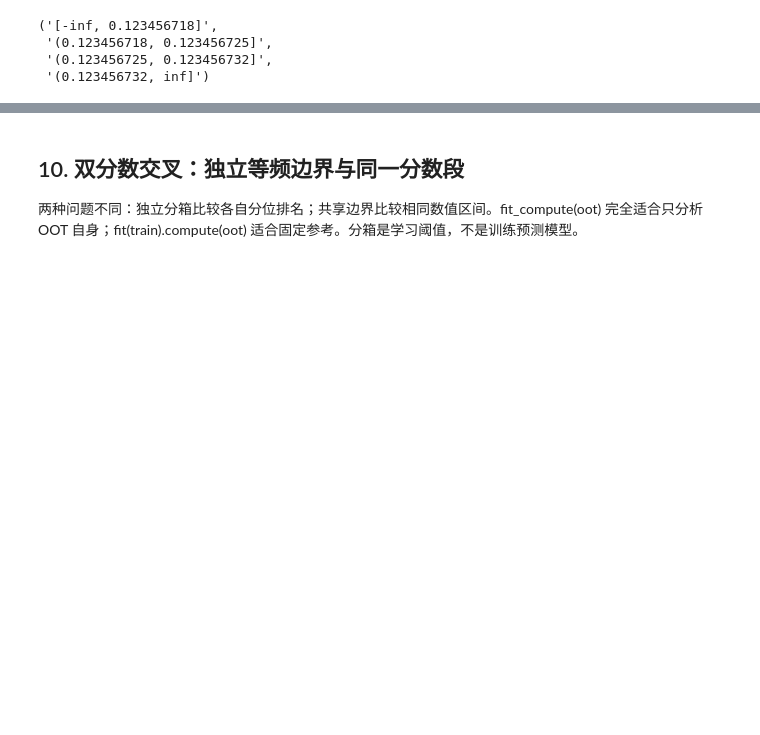
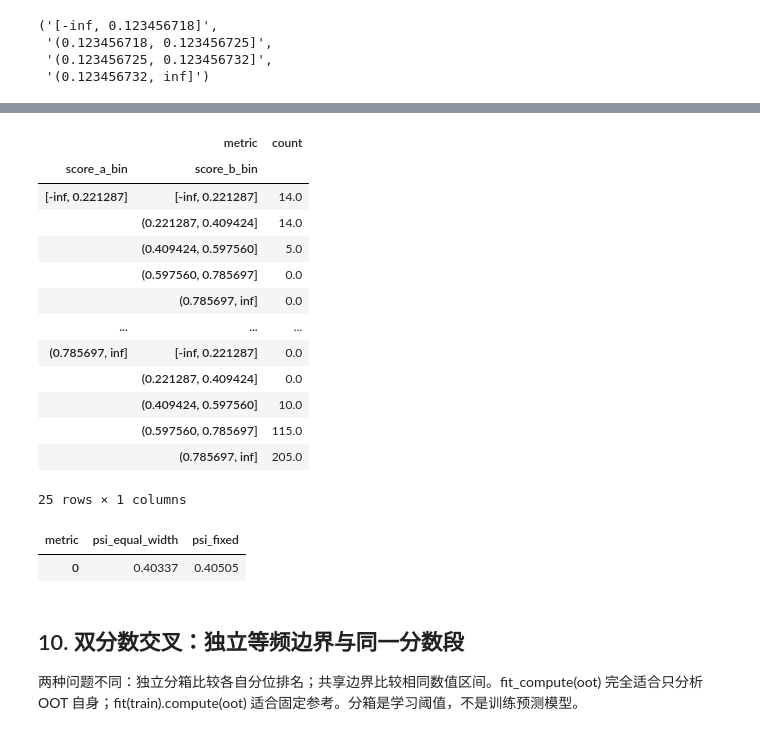
Before and after one commit to TaoXue-99/phi_risk, a Jupyter notebook: examples/analysis_complete_guide.ipynb, the cells around one changed output, grey strips where cells are left out. Cells and saved outputs as stored; diff of their text form; code cells hidden in the pictures; blank space fills up the shorter version.

Commit message:
feat: unify analysis binning and decouple experiment records

```diff
--- a/examples/analysis_complete_guide.ipynb
+++ b/examples/analysis_complete_guide.ipynb
@@ -732,3 +902,45 @@ Categories (2, str): ['low' < 'high']
+# %%
+width_transfer = Cube(
+    [
+        BinDimension("score_a", EqualWidthBinner(5)),
+        BinDimension("score_b", EqualWidthBinner(5), fit_field="score_a"),
+    ],
+    [Count()],
+).fit(train)
+np.testing.assert_array_equal(
+    width_transfer.dimensions_[0].transformer.bin_edges_,
+    width_transfer.dimensions_[1].transformer.bin_edges_,
+)
+display(width_transfer.compute(oot).layout(bin_labels="interval"))
+
+psi_binning_choices = Cube(
+    measures=[
+        analysis.PSI("score_a", binner=EqualWidthBinner(5), name="psi_equal_width"),
+        analysis.PSI("score_a", binner=FixedBinner(shared_edges), name="psi_fixed"),
+    ]
+)
+display(psi_binning_choices.compute_comparison(train, oot).layout())
+np.testing.assert_allclose(
+    psi_binning_choices.compute_comparison(train, train).data_["value"],
+    0,
+)
+# %% [output]
+|  | metric | count |
+| score_a_bin | score_b_bin |  |
+| [-inf, 0.221287] | [-inf, 0.221287] | 14.0 |
+|  | (0.221287, 0.409424] | 14.0 |
+|  | (0.409424, 0.597560] | 5.0 |
+|  | (0.597560, 0.785697] | 0.0 |
+|  | (0.785697, inf] | 0.0 |
+| ... | ... | ... |
+| (0.785697, inf] | [-inf, 0.221287] | 0.0 |
+|  | (0.221287, 0.409424] | 0.0 |
+|  | (0.409424, 0.597560] | 10.0 |
+|  | (0.597560, 0.785697] | 115.0 |
+|  | (0.785697, inf] | 205.0 |
+25 rows × 1 columns
+| metric | psi_equal_width | psi_fixed |
+| 0 | 0.40337 | 0.40505 |
 # %% [markdown]
 <a id="s10"></a>
 
```
Also changed, not shown: parts of 8 cells of this notebook, 39 other files.
